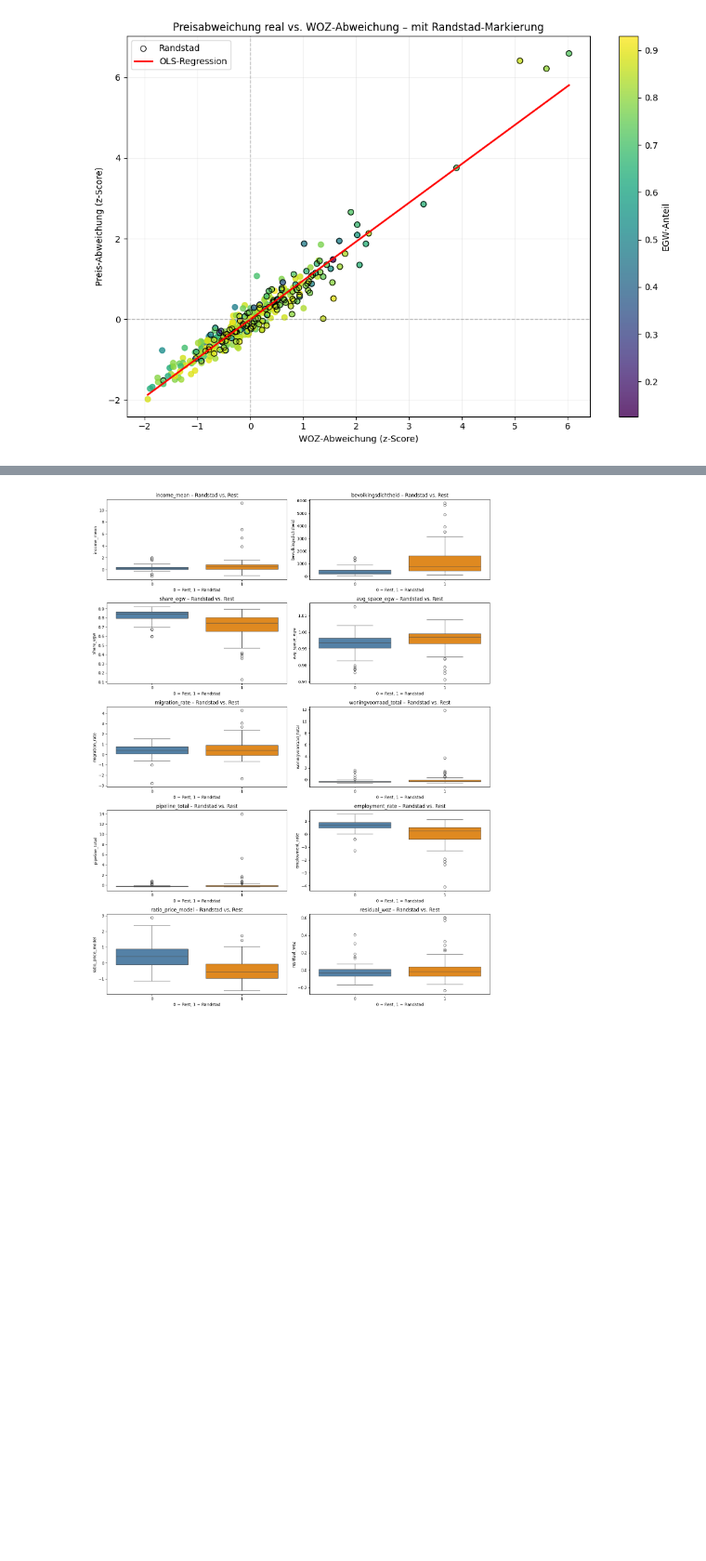
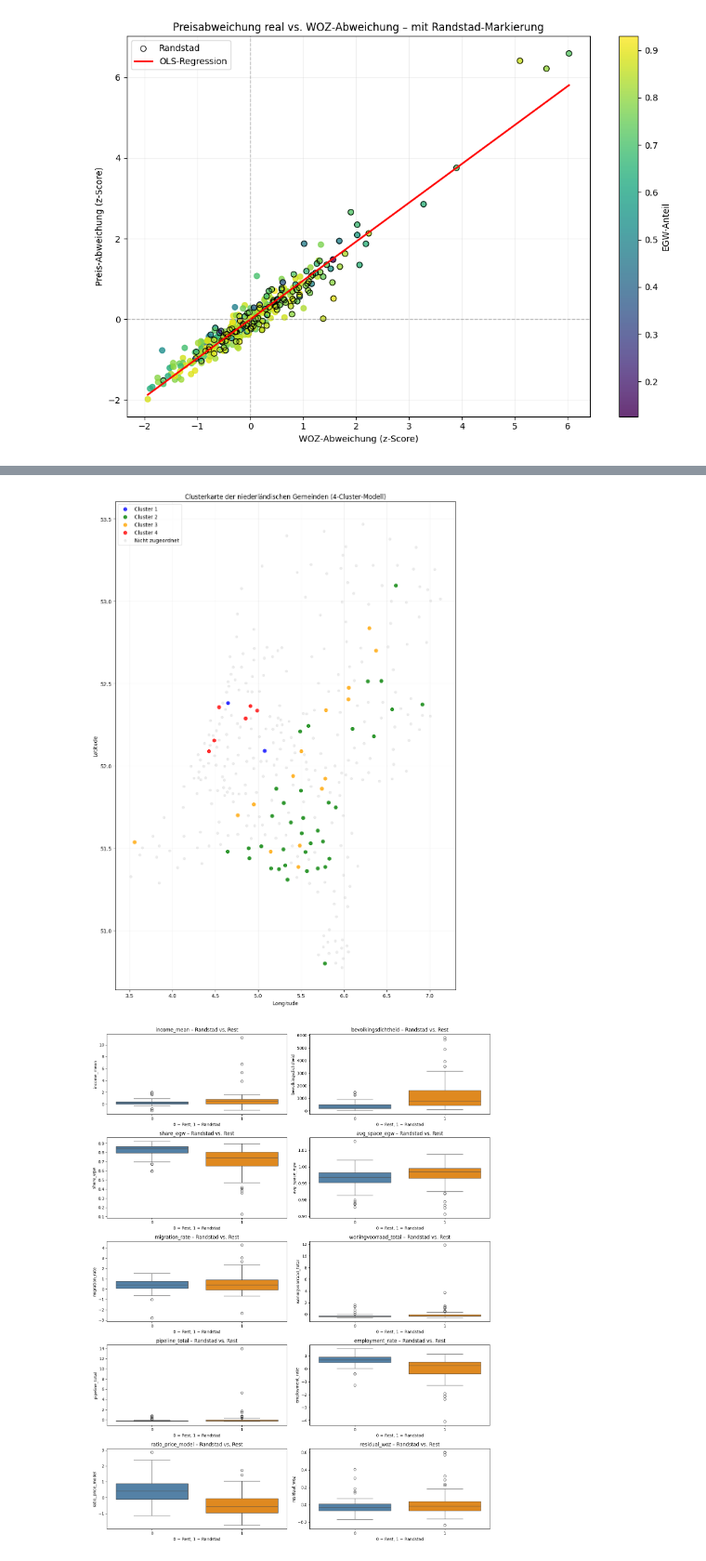
Before and after one commit to StefanKermann/pricing_on_the_dutch_housing_market, a Jupyter notebook: notebooks/notebooks_aux/###09_visuals.ipynb, the cells around one changed output, grey strips where cells are left out. Shown at 93% size. Cells and saved outputs as stored; diff of their text form; code cells hidden in the pictures; blank space fills up the shorter version.

Commit message:
Clean / update project structure

```diff
--- a/notebooks/09_visuals.ipynb
+++ b/notebooks/notebooks_aux/###09_visuals.ipynb
@@ -1014,2 +1294,102 @@ strong multicollinearity or other numerical problems.
+# %%
+# ---------------------------------------------------------
+# Visual 12.4.2. – Preisabweichung vs. WOZ-Residual - Cluster - Geodarstellung
+# ---------------------------------------------------------
+
+import pandas as pd
+import matplotlib.pyplot as plt
+
+# ---------------------------------------------------------
+# 1. Clusterfunktion (erweiterte Grenzen + BCG-Logik)
+# ---------------------------------------------------------
+
+def assign_cluster(row):
+    x = row["ratio_price_model"]     # X-Achse
+    y = row["residual_woz"]          # Y-Achse
+    egw = row["share_egw"]
+    randstad = row["is_randstad"]
+
+    mgw = egw < 0.5
+
+    # Cluster 1: MGW + Randstad + gedämpft + unterbewertet
+    if (-2 <= x <= 0) and (-0.3 <= y <= 0) and mgw and randstad:
+        return 1
+
+    # Cluster 2: EGW + Nicht-Randstad + überhitzt + unterbewertet
+    if (0 <= x <= 4) and (-0.3 <= y <= 0) and (not mgw) and (not randstad):
+        return 2
+
+    # Cluster 3: EGW + Nicht-Randstad + überhitzt + überbewertet
+    if (0 <= x <= 4) and (0 <= y <= 0.7) and (not mgw) and (not randstad):
+        return 3
+
+    # Cluster 4: MGW + Randstad + gedämpft + überbewertet
+    if (-2 <= x <= 0) and (0 <= y <= 0.7) and mgw and randstad:
+        return 4
+
+    return 0
+
+
+# ---------------------------------------------------------
+# 2. Cluster in df berechnen
+# ---------------------------------------------------------
+
+df["cluster"] = df.apply(assign_cluster, axis=1)
+
+
+# ---------------------------------------------------------
+# 3. Geo-Daten laden und mergen
+# ---------------------------------------------------------
+
+df_geo = pd.read_csv("../data_clean/df_geo_2023.csv")
+df_geo = df_geo.merge(df[["municipality_code", "cluster"]],
+                      on="municipality_code",
+                      how="left")
+
+
+# ---------------------------------------------------------
+# 4. Karte zeichnen
+# ---------------------------------------------------------
+
+plt.figure(figsize=(10, 14))
+
+colors = {
+    0: "lightgrey",
+    1: "blue",
+    2: "green",
+    3: "orange",
+    4: "red"
+}
+
+for c in [1, 2, 3, 4]:
+    subset = df_geo[df_geo["cluster"] == c]
+    plt.scatter(
+        subset["longitude"],
+        subset["latitude"],
+        s=40,
+        color=colors[c],
+        label=f"Cluster {c}",
+        alpha=0.8
+    )
+
+subset0 = df_geo[df_geo["cluster"] == 0]
+plt.scatter(
+    subset0["longitude"],
+    subset0["latitude"],
+    s=20,
+    color="lightgrey",
+    label="Nicht zugeordnet",
+    alpha=0.4
+)
+
+plt.title("Clusterkarte der niederländischen Gemeinden (4‑Cluster‑Modell)")
+plt.xlabel("Longitude")
+plt.ylabel("Latitude")
+plt.legend()
+plt.grid(alpha=0.2)
+plt.tight_layout()
+plt.show()
+# %% [output]
+[figure, added]
 # %%
 # ---------------------------------------------------------
```
Also changed, not shown: parts of 39 cells of this notebook, 9 other files.
